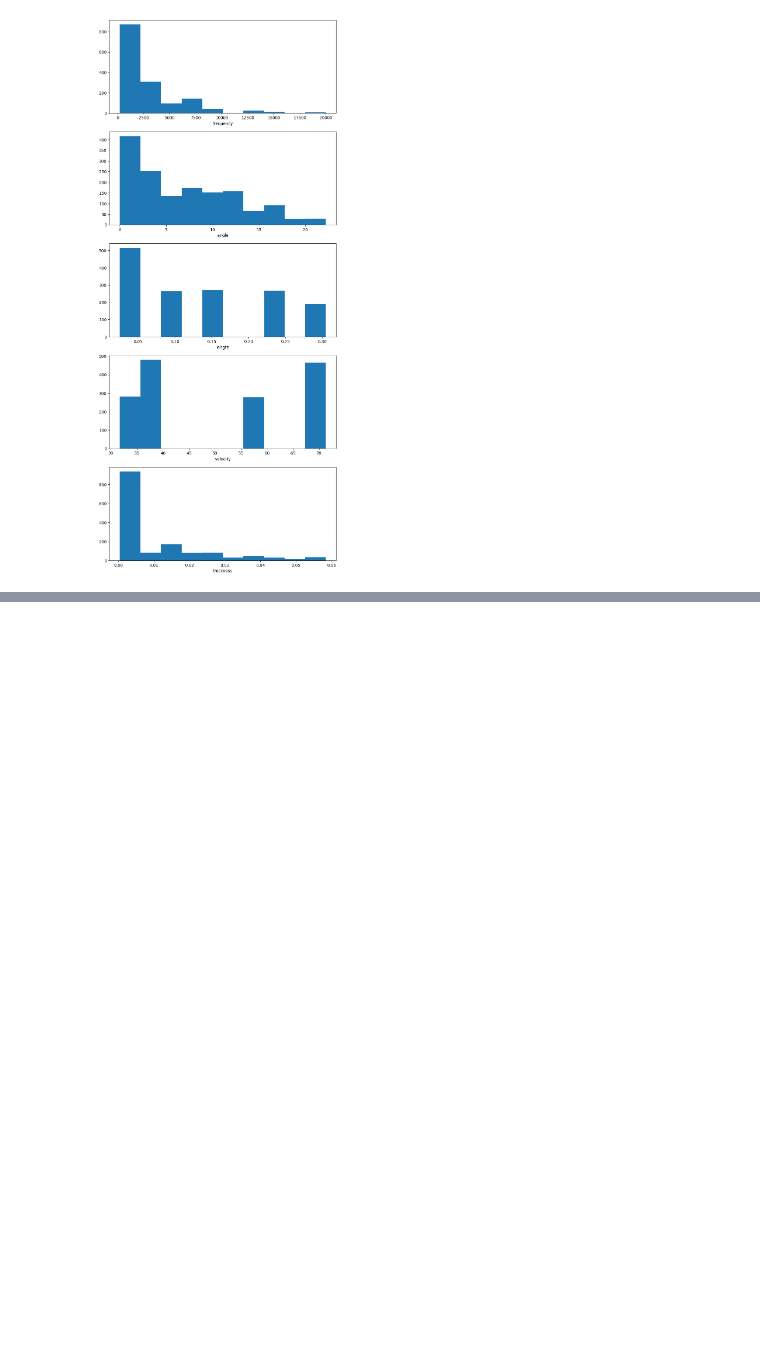
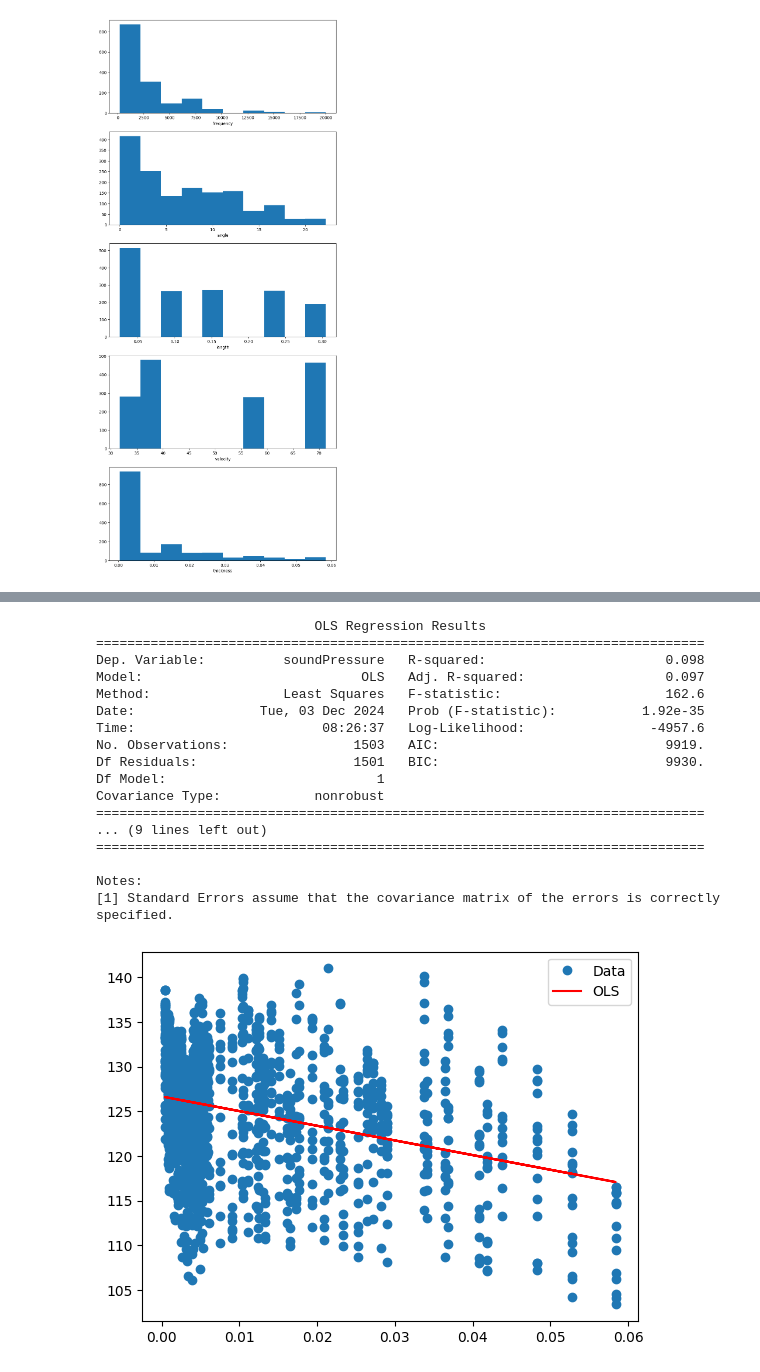
Before and after one commit to vanki2003/ACI, a Jupyter notebook: models/Linear Programming Handouts/PAST PAPER/notebook.ipynb, the cells around one changed output, grey strips where cells are left out. Drawn from its saved outputs; the diff is of its cells as text; code cells hidden in the pictures; blank space fills up the shorter version.

```diff
--- a/models/Linear Programming Handouts/PAST PAPER/notebook.ipynb
+++ b/models/Linear Programming Handouts/PAST PAPER/notebook.ipynb
@@ -171 +187,35 @@ IndexError: index 6 is out of bounds for axis 0 with size 6
 [figure]
+# %%
+# regression analysis
+
+import statsmodels.formula.api as smf
+
+formula ='soundPressure ~ thickness'
+
+model = smf.ols(formula=formula, data=df).fit()
+
+print(model.summary())
+
+plt.plot(df['thickness'], df['soundPressure'], 'o', label='Data')
+plt.plot(df['thickness'], model.fittedvalues, color='red', label='OLS')
+plt.legend(loc='best')
+plt.show()
+# %% [output]
+                            OLS Regression Results
+==============================================================================
+Dep. Variable:          soundPressure   R-squared:                       0.098
+Model:                            OLS   Adj. R-squared:                  0.097
+Method:                 Least Squares   F-statistic:                     162.6
+Date:                Tue, 03 Dec 2024   Prob (F-statistic):           1.92e-35
+Time:                        08:26:37   Log-Likelihood:                -4957.6
+No. Observations:                1503   AIC:                             9919.
+Df Residuals:                    1501   BIC:                             9930.
+Df Model:                           1
+Covariance Type:            nonrobust
+==============================================================================
+... (9 lines left out)
+==============================================================================
+
+Notes:
+[1] Standard Errors assume that the covariance matrix of the errors is correctly specified.
+[figure, added]
```
Also changed, not shown: parts of 6 cells of this notebook.
